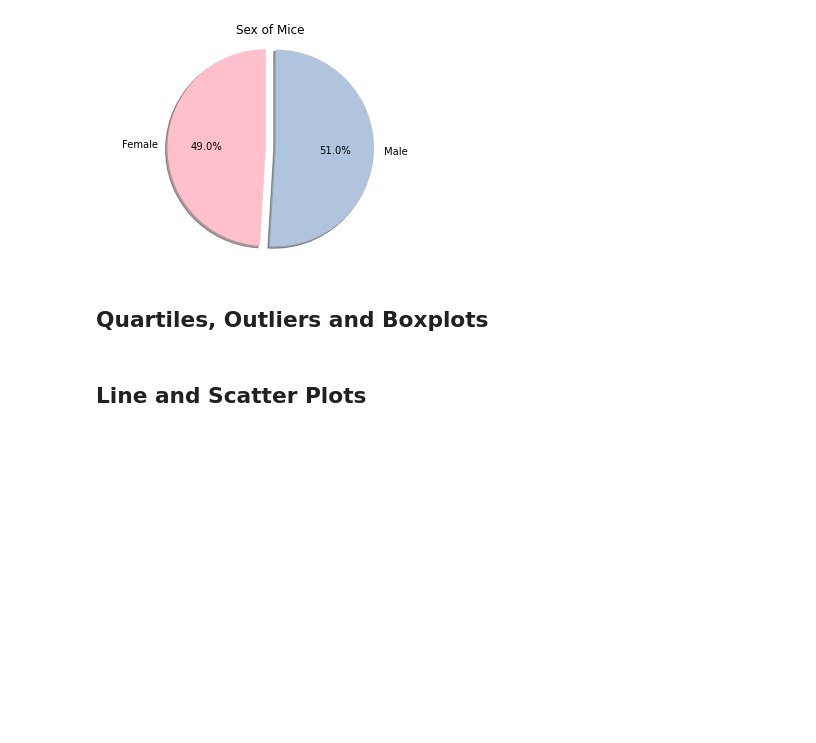
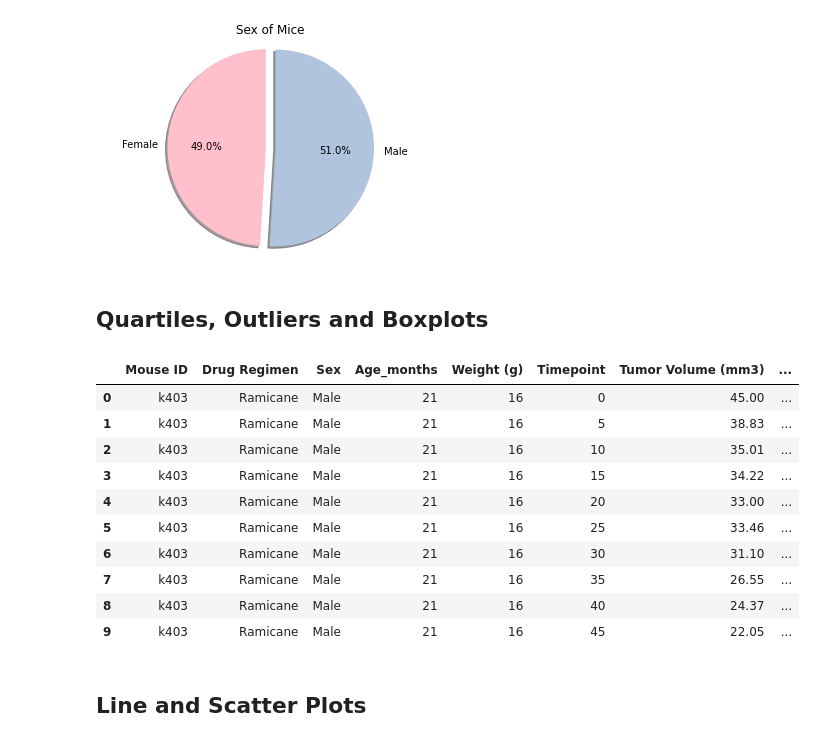
Before and after one commit to RobinWaves/matplotlib-challenge, a Jupyter notebook: pymaceuticals.ipynb, the cells around one changed output. Drawn from its saved outputs; the diff is of its cells as text; code cells hidden in the pictures; blank space fills up the shorter version.

Commit message:
started four regimens

```diff
--- a/pymaceuticals.ipynb
+++ b/pymaceuticals.ipynb
@@ -192,11 +190,24 @@ plt.show()
 # %%
 # Calculate the final tumor volume of each mouse across four of the treatment regimens:
 # Capomulin, Ramicane, Infubinol, and Ceftamin
-
+four_regimens = clean_mouse.loc[(clean_mouse['Drug Regimen'] == 'Capomulin') | (clean_mouse['Drug Regimen'] == 'Ramicane')
+                              | (clean_mouse['Drug Regimen'] == 'Infubinol') | (clean_mouse['Drug Regimen'] == 'Ceftamin')]
+four_regimens.head(10)
 # Start by getting the last (greatest) timepoint for each mouse
 
-
 # Merge this group df with the original dataframe to get the tumor volume at the last timepoint
+# %% [output]
+|  | Mouse ID | Drug Regimen | Sex | Age_months | Weight (g) | Timepoint | Tumor Volume (mm3) | ... |
+| 0 | k403 | Ramicane | Male | 21 | 16 | 0 | 45.00 | ... |
+| 1 | k403 | Ramicane | Male | 21 | 16 | 5 | 38.83 | ... |
+| 2 | k403 | Ramicane | Male | 21 | 16 | 10 | 35.01 | ... |
+| 3 | k403 | Ramicane | Male | 21 | 16 | 15 | 34.22 | ... |
+| 4 | k403 | Ramicane | Male | 21 | 16 | 20 | 33.00 | ... |
+| 5 | k403 | Ramicane | Male | 21 | 16 | 25 | 33.46 | ... |
+| 6 | k403 | Ramicane | Male | 21 | 16 | 30 | 31.10 | ... |
+| 7 | k403 | Ramicane | Male | 21 | 16 | 35 | 26.55 | ... |
+| 8 | k403 | Ramicane | Male | 21 | 16 | 40 | 24.37 | ... |
+| 9 | k403 | Ramicane | Male | 21 | 16 | 45 | 22.05 | ... |
 # %%
 # Put treatments into a list for for loop (and later for plot labels)
 
```
Also changed, not shown: parts of 4 cells of this notebook.
